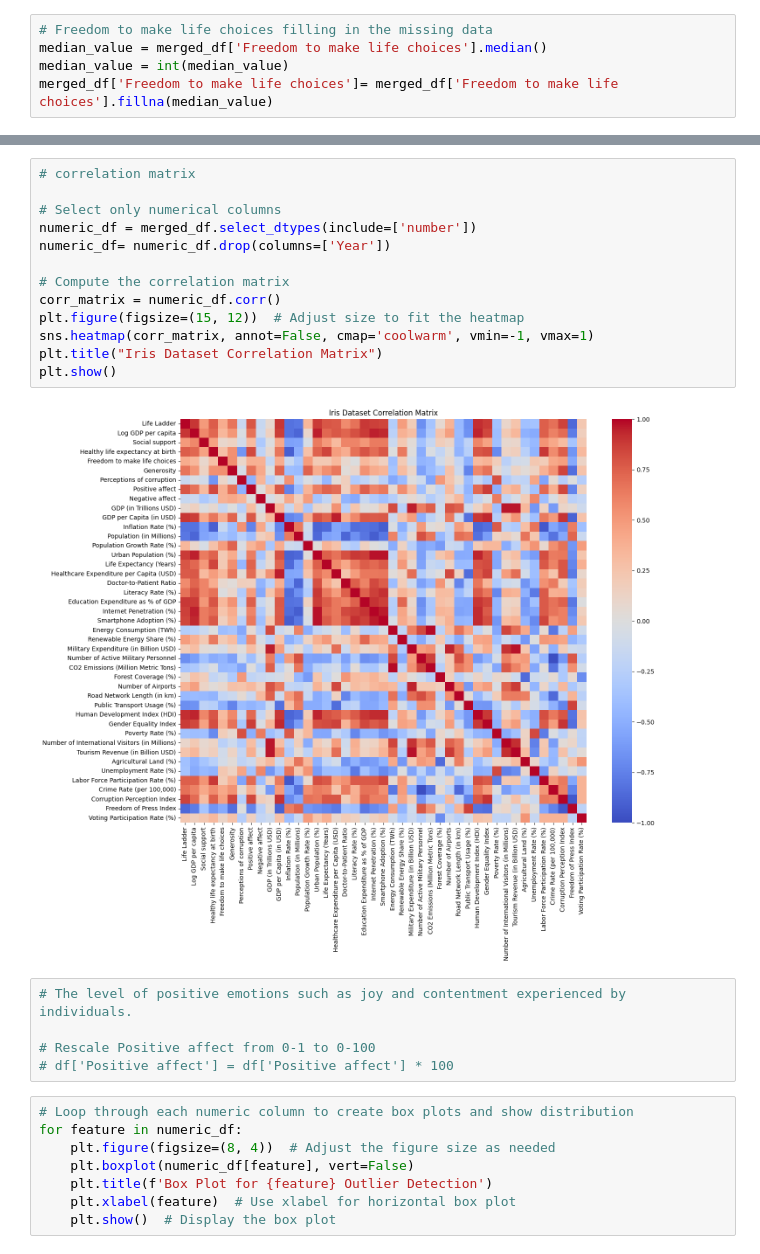
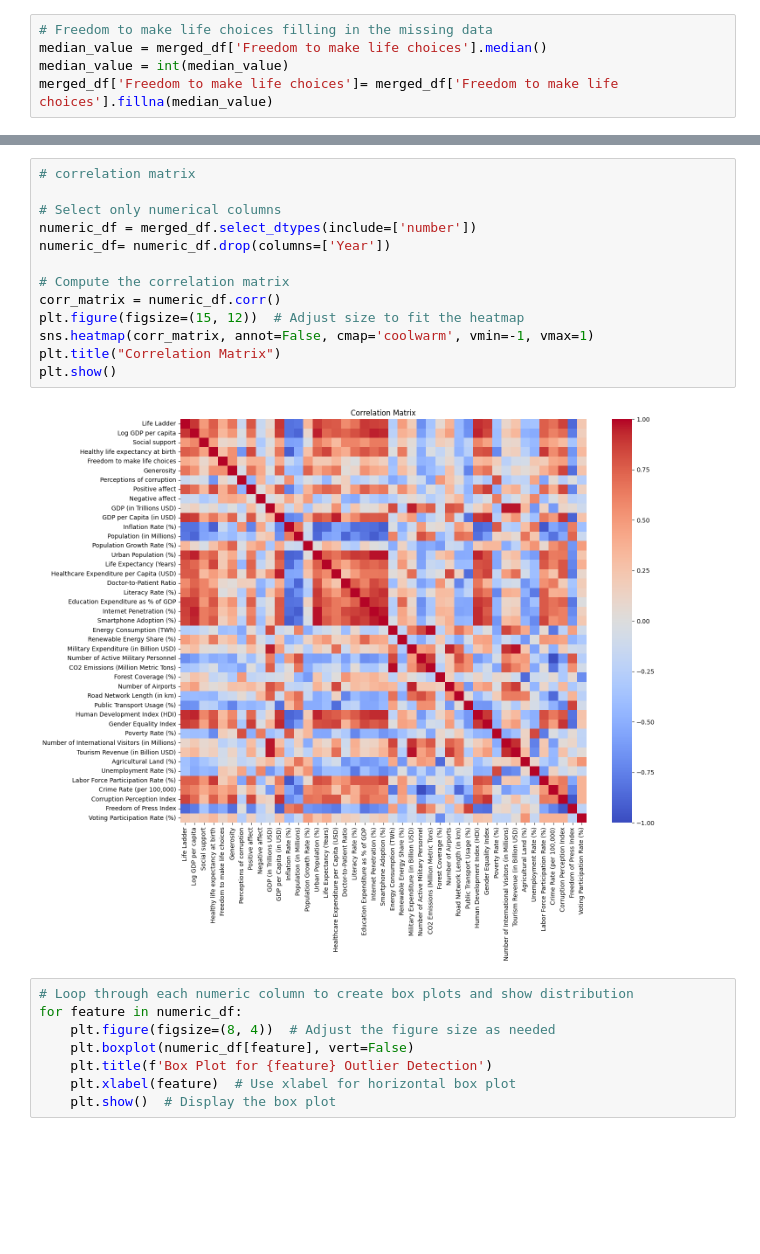
Before and after one commit to abbysiman1/Country-happiness, a Jupyter notebook: Country_Happiness_Project.ipynb, the cells around one changed output, grey strips where cells are left out. Drawn from its saved outputs; the diff is of its cells as text; blank space fills up the shorter version.

```diff
--- a/Country_Happiness_Project.ipynb
+++ b/Country_Happiness_Project.ipynb
@@ -219,23 +234,18 @@ memory usage: 37.4+ KB
 # %%
 # correlation matrix
 
 # Select only numerical columns
 numeric_df = merged_df.select_dtypes(include=['number'])
 numeric_df= numeric_df.drop(columns=['Year'])
 
 # Compute the correlation matrix
 corr_matrix = numeric_df.corr()
 plt.figure(figsize=(15, 12))  # Adjust size to fit the heatmap
 sns.heatmap(corr_matrix, annot=False, cmap='coolwarm', vmin=-1, vmax=1)
-plt.title("Iris Dataset Correlation Matrix")
+plt.title("Correlation Matrix")
 plt.show()
 # %% [output]
-[figure, old version]
+[figure, new version]
-# %%
-# The level of positive emotions such as joy and contentment experienced by individuals.
-
-# Rescale Positive affect from 0-1 to 0-100
-# df['Positive affect'] = df['Positive affect'] * 100
 # %%
 # Loop through each numeric column to create box plots and show distribution
 for feature in numeric_df:
```
Also changed, not shown: parts of 28 cells of this notebook.
